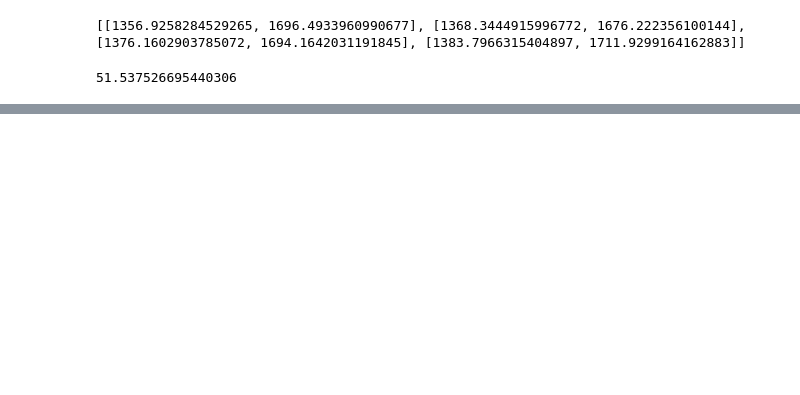
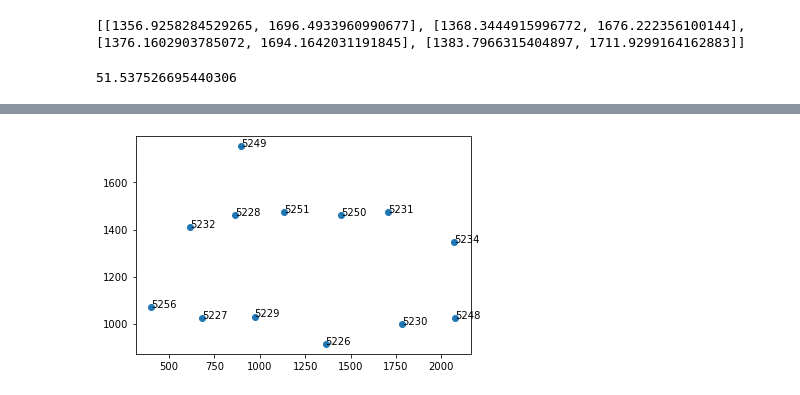
Before and after one commit to sharonrye/trim, a Jupyter notebook: sanity_check.ipynb, the cells around one changed output, grey strips where cells are left out. Cells and saved outputs as stored; diff of their text form; code cells hidden in the pictures; blank space fills up the shorter version.

```diff
--- a/sanity_check.ipynb
+++ b/sanity_check.ipynb
@@ -104,0 +87,8 @@ print(find_moved(centroids_before, centroids_after))
+# %%
+X, Y, ids = unpack_conf('/home/sharonye/DESI/lab_machine/trim/data/241027_045108_positioner_matching/positioners.conf')
+fig, ax = plt.subplots()
+ax.plot(X, Y, 'o')
+for i, label in enumerate(ids):
+    ax.text(X[i], Y[i], label)
+# %% [output]
+[figure, added]
```
Also changed, not shown: parts of 9 cells of this notebook, 2 other files.
